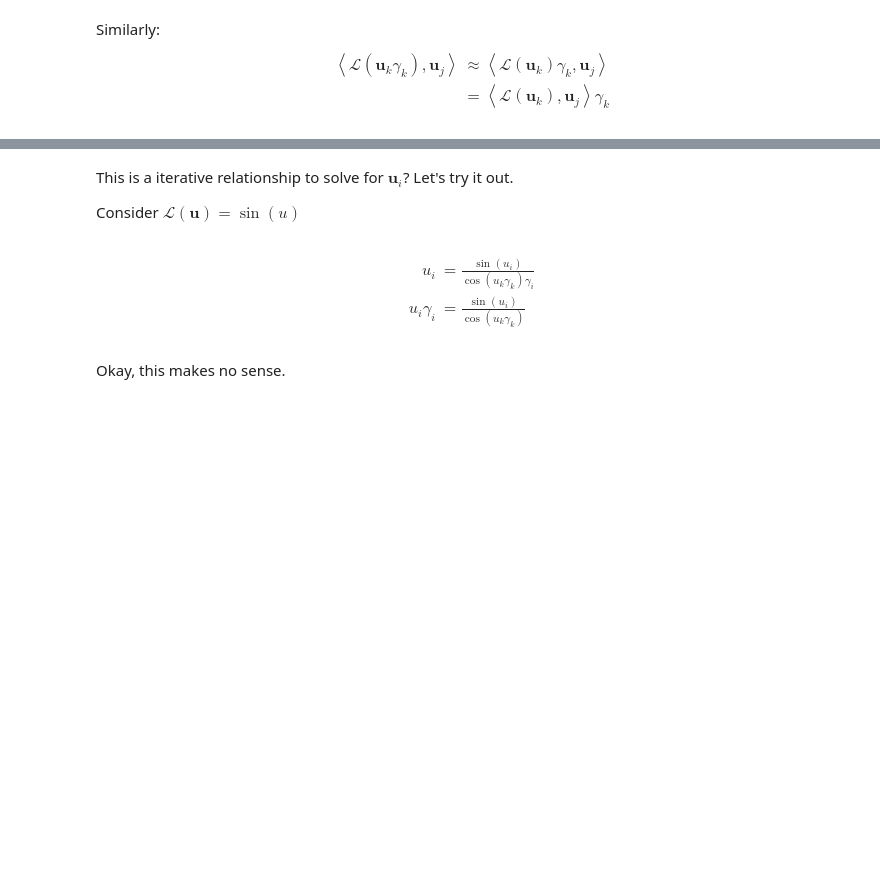
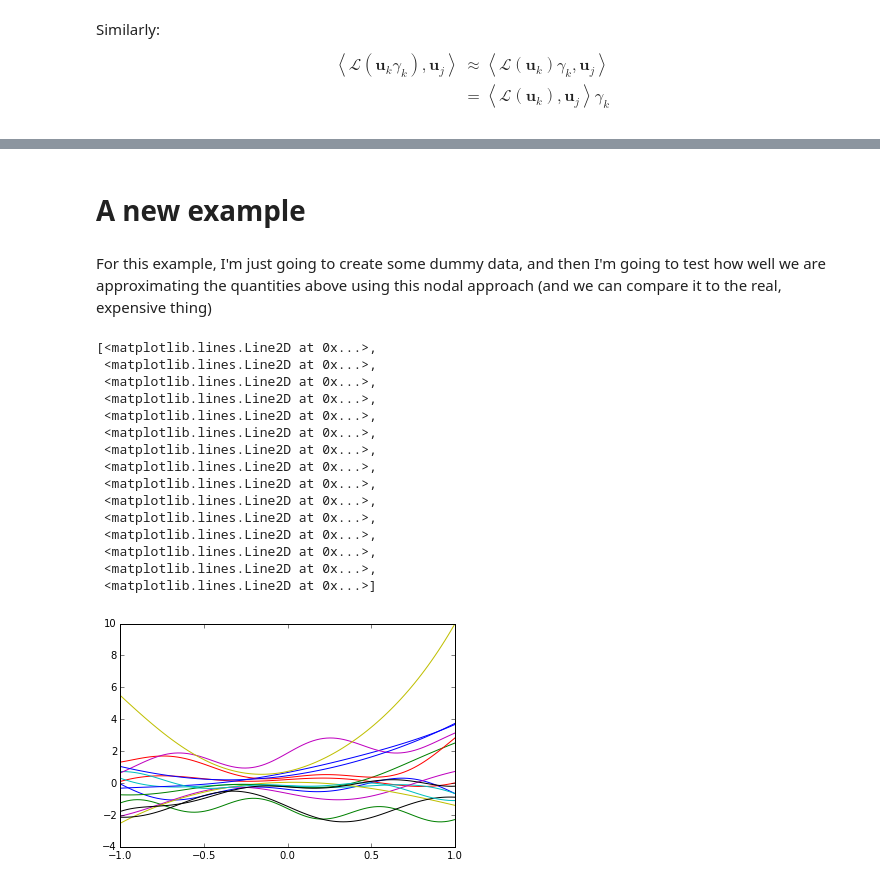
Before and after one commit to empeeu/pyDO, a Jupyter notebook: DO-formulation-generalized-Nodal.ipynb, the cells around one changed output, grey strips where cells are left out. Drawn from its saved outputs; the diff is of its cells as text; code cells hidden in the pictures; blank space fills up the shorter version.

```diff
--- a/DO-formulation-generalized-Nodal.ipynb
+++ b/DO-formulation-generalized-Nodal.ipynb
@@ -419,11 +240,29 @@ Again, drop the last term because we can do nothing with it.
-# %% [markdown]
-This is a iterative relationship to solve for $\mathbf u_i$? Let's try it out.
-
-Consider $\mathcal L(\mathbf u) = \sin(u)$
-# %% [markdown]
-\begin{align}
-u_i &= \frac{\sin(u_i)}{\cos(u_k \gamma_k)\gamma_i} \\
-u_i\gamma_i &= \frac{\sin(u_i)}{\cos(u_k \gamma_k)}
-\end{align}
-# %% [markdown]
-Okay, this makes no sense.
+# %% [markdown]
+# A new example
+# %% [markdown]
+For this example, I'm just going to create some dummy data, and then I'm going to test how well we are approximating the quantities above using this nodal approach (and we can compare it to the real, expensive thing)
+# %%
+N_MC = 1000
+N_X = 100
+N_DO = 5
+x = np.linspace(-1, 1, N_X)[:, None]
+rvs = np.random.randn(5, N_MC)
+u = np.sin(rvs[0, :] * x * np.pi) * np.cos(rvs[1, :] * x * np.pi) + x**2 * rvs[2, :] ** 2 * rvs[3, :] + rvs[4, :] * x**3 + rvs[0, :]
+plot(x, u[:, :15])
+# %% [output]
+[<matplotlib.lines.Line2D at 0x...>,
+ <matplotlib.lines.Line2D at 0x...>,
+ <matplotlib.lines.Line2D at 0x...>,
+ <matplotlib.lines.Line2D at 0x...>,
+ <matplotlib.lines.Line2D at 0x...>,
+ <matplotlib.lines.Line2D at 0x...>,
+ <matplotlib.lines.Line2D at 0x...>,
+ <matplotlib.lines.Line2D at 0x...>,
+ <matplotlib.lines.Line2D at 0x...>,
+ <matplotlib.lines.Line2D at 0x...>,
+ <matplotlib.lines.Line2D at 0x...>,
+ <matplotlib.lines.Line2D at 0x...>,
+ <matplotlib.lines.Line2D at 0x...>,
+ <matplotlib.lines.Line2D at 0x...>,
+ <matplotlib.lines.Line2D at 0x...>]
+[figure, added]
```
Also changed, not shown: parts of 58 cells of this notebook.
